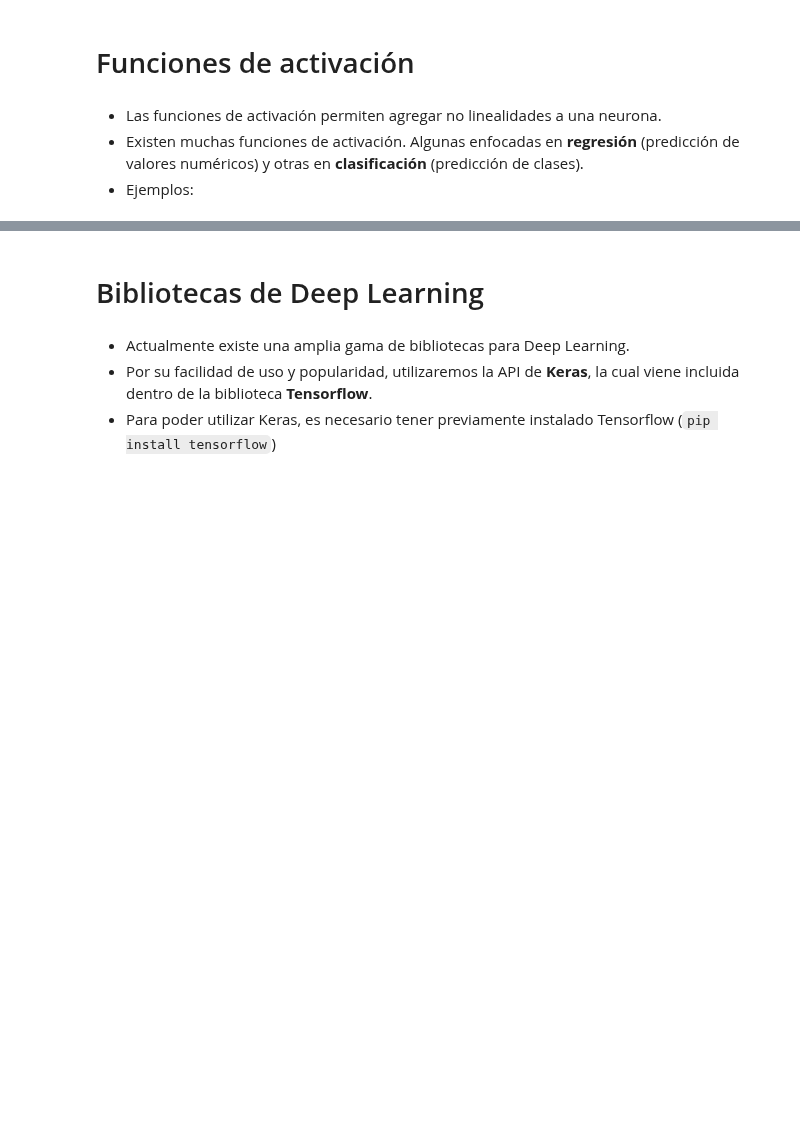
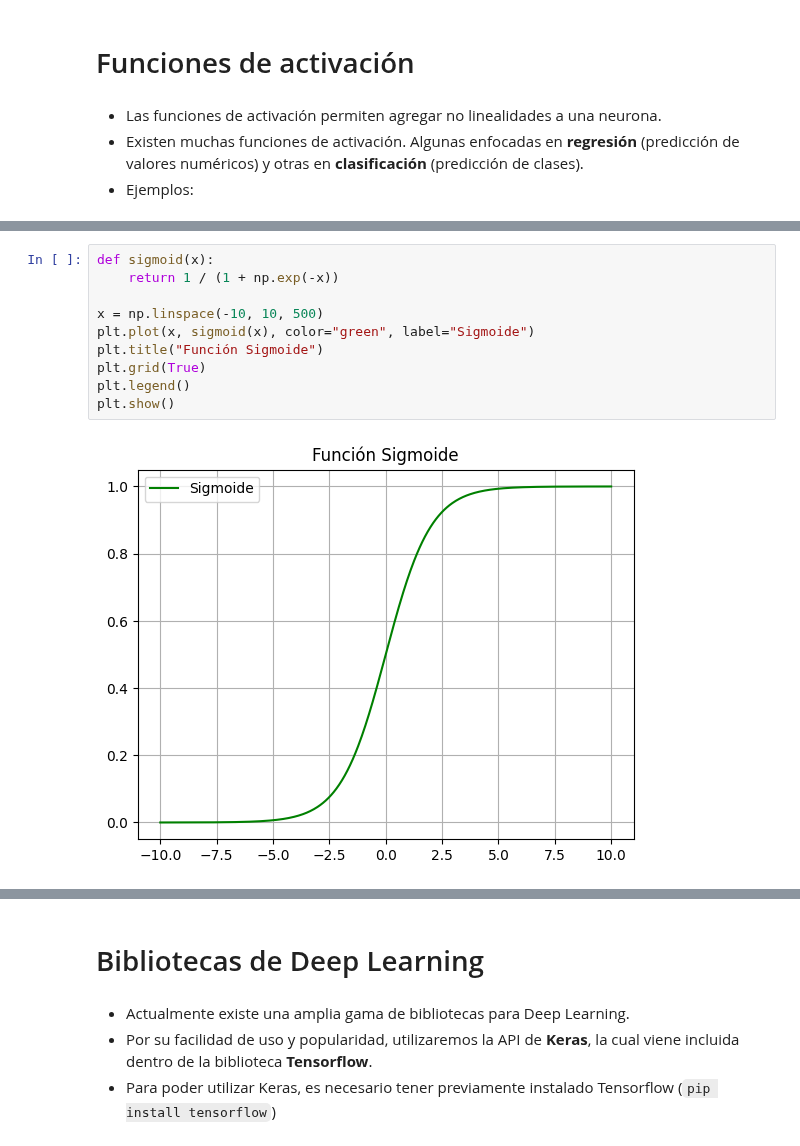
Before and after one commit to TEL-USM/IPD434, a Jupyter notebook: Clases/04_RedesNeuronales/04_RedesNeuronales.ipynb, the cells around one changed output, grey strips where cells are left out. Cells and saved outputs as stored; diff of their text form; blank space fills up the shorter version.

```diff
--- a/Clases/04_RedesNeuronales/04_RedesNeuronales.ipynb
+++ b/Clases/04_RedesNeuronales/04_RedesNeuronales.ipynb
@@ -491,0 +463,12 @@ $$\text{softmax}(x_i) = \frac{e^{x_i}}{\sum_{j=1}^{N} e^{x_j}}$$
+# %%
+def sigmoid(x):
+    return 1 / (1 + np.exp(-x))
+
+x = np.linspace(-10, 10, 500)
+plt.plot(x, sigmoid(x), color="green", label="Sigmoide")
+plt.title("Función Sigmoide")
+plt.grid(True)
+plt.legend()
+plt.show()
+# %% [output]
+[figure, added]
```
Also changed, not shown: parts of 46 cells of this notebook.
